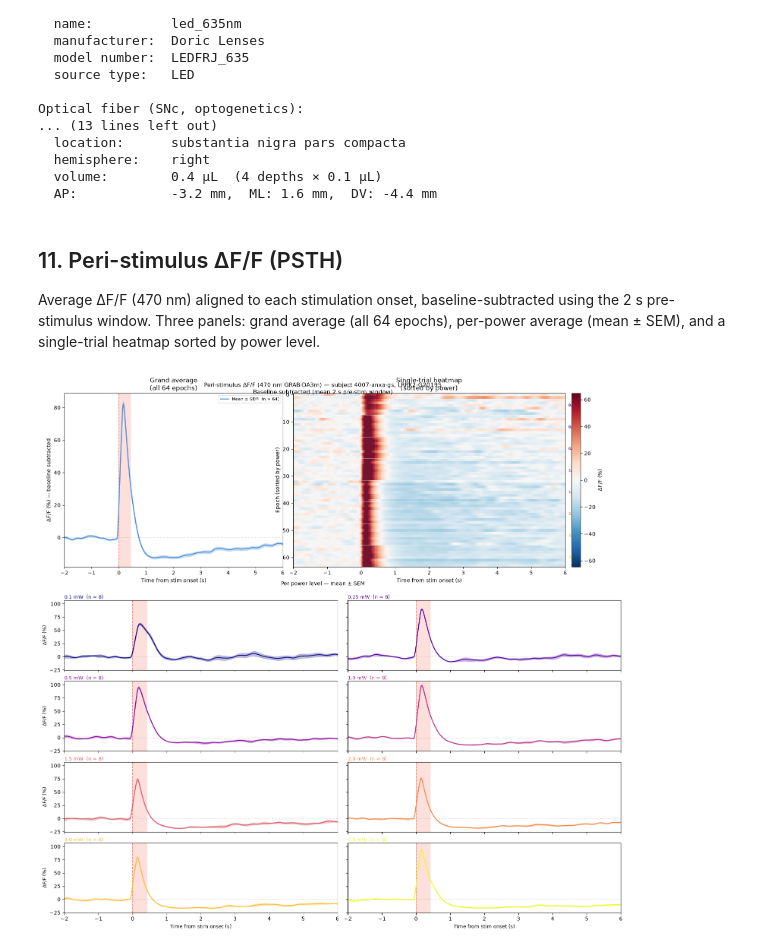
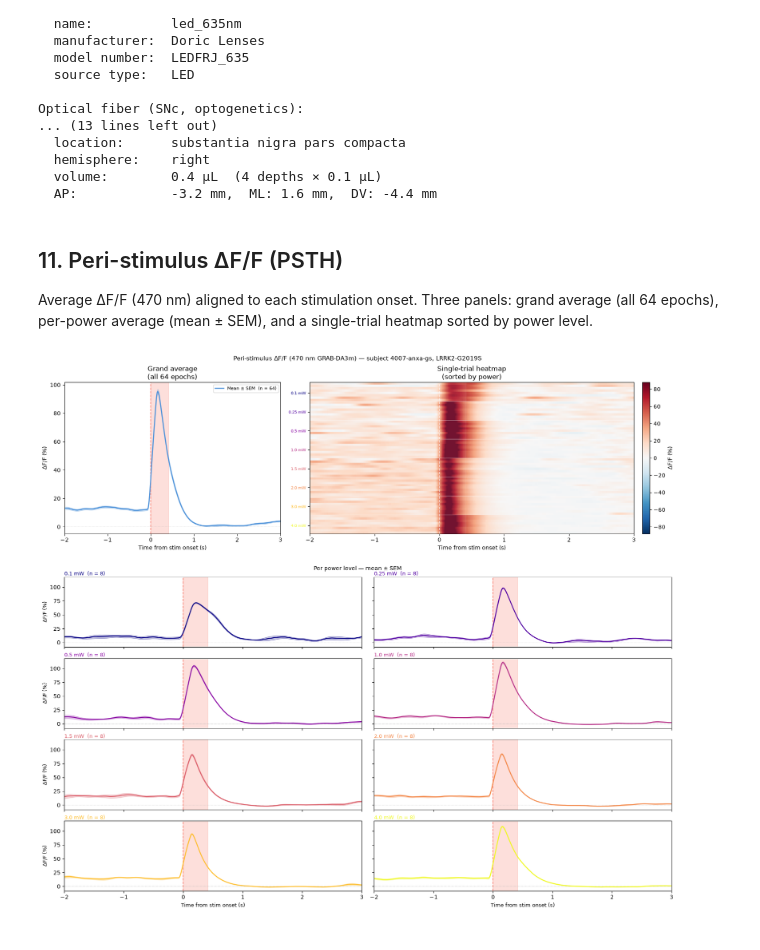
Before and after one commit to catalystneuro/dombeck-lab-to-nwb, a Jupyter notebook: src/dombeck_lab_to_nwb/chen2026/tutorials/chen2026_demo.ipynb, the cells around one changed output. Cells and saved outputs as stored; diff of their text form; code cells hidden in the pictures.

```diff
--- a/src/dombeck_lab_to_nwb/chen2026/tutorials/chen2026_demo.ipynb
+++ b/src/dombeck_lab_to_nwb/chen2026/tutorials/chen2026_demo.ipynb
@@ -454,6 +454,8 @@ epochs_df[display_cols][:]
 POWERS_LIST = [0.1, 0.25, 0.5, 1.0, 1.5, 2.0, 3.0, 4.0]
 cmap_pow   = plt.colormaps["plasma"].resampled(len(POWERS_LIST))
 pow_to_col = {p: cmap_pow(i) for i, p in enumerate(POWERS_LIST)}
+
+valid_epochs = epochs_df.dropna(subset=["power_in_mW"]).copy()
 
 t_dff    = dff_470.timestamps[:]
 dff_full = dff_470.data[:]  # % ΔF/F
@@ -461,8 +463,8 @@ dff_full = dff_470.data[:]  # % ΔF/F
 fig, ax = plt.subplots(figsize=(15, 3))
 
 ax2 = ax.twinx()
-ax2.plot(t_dff, dff_full, color="#aac8e0", lw=0.5, alpha=0.6, zorder=1, label="\u0394F/F 470 nm")
-ax2.set_ylabel("\u0394F/F (%)", color="#4a90d9")
+ax2.plot(t_dff, dff_full, color="#aac8e0", lw=0.5, alpha=0.6, zorder=1, label="ΔF/F 470 nm")
+ax2.set_ylabel("ΔF/F (%)", color="#4a90d9")
 ax2.tick_params(axis="y", labelcolor="#4a90d9")
 
 for _, row in valid_epochs.iterrows():
@@ -479,7 +481,7 @@ ax.set_yticks([])
 ax.set_xlabel("Time (s)")
 ax.set_title(
     f"All {len(valid_epochs)} stimulation epochs coloured by power level — subject {sub.subject_id}\n"
-    "with \u0394F/F (470 nm GRAB-DA3m) in background"
+    "with ΔF/F (470 nm GRAB-DA3m) in background"
 )
 plt.tight_layout()
 plt.show()
@@ -570,11 +572,10 @@ Optical fiber (SNc, optogenetics):
 # %% [markdown]
 ## 11. Peri-stimulus ΔF/F (PSTH)
 
-Average ΔF/F (470 nm) aligned to each stimulation onset, baseline-subtracted using the 2 s
-pre-stimulus window. Three panels: grand average (all 64 epochs), per-power average (mean ± SEM),
-and a single-trial heatmap sorted by power level.
+Average ΔF/F (470 nm) aligned to each stimulation onset. Three panels: grand average (all 64 epochs),
+per-power average (mean ± SEM), and a single-trial heatmap sorted by power level.
 # %%
-PRE_S, POST_S = 2.0, 6.0
+PRE_S, POST_S = 2.0, 3.0
 dt     = np.median(np.diff(t_dff))
 t_axis = np.arange(-PRE_S, POST_S + dt, dt)
 STIM_DUR = np.median(valid_epochs.stop_time.values - valid_epochs.start_time.values)
@@ -587,9 +588,7 @@ for _, row in valid_epochs.iterrows():
     t_query = row.start_time + t_axis
     if t_query[0] < t_dff[0] or t_query[-1] > t_dff[-1]:
         continue
-    snippet  = np.interp(t_query, t_dff, dff_full)
-    baseline = snippet[t_axis < 0].mean()
-    snippet -= baseline
+    snippet = np.interp(t_query, t_dff, dff_full)
     snippets.append(snippet)
     power_snips[row.power_in_mW].append(snippet)
     epoch_powers.append(row.power_in_mW)
@@ -602,18 +601,12 @@ def shade_stim(ax):
     ax.axvline(0, color="salmon", lw=1.2, ls="--")
     ax.axhline(0, color="#aaa", lw=0.7, ls=":")
 
-# ── layout ────────────────────────────────────────────────────────────────────
-# Top row  : grand average (left)  +  single-trial heatmap (right)
-# Bottom   : 4 × 2 per-power grid (one panel per power level, shared axes)
-# ──────────────────────────────────────────────────────────────────────────────
-fig = plt.figure(figsize=(16, 14))
+# constrained_layout handles all spacing (including heatmap ytick label width) automatically
+fig = plt.figure(figsize=(16, 14), layout="constrained")
 fig_top, fig_bot = fig.subfigures(2, 1, height_ratios=[1, 1.8], hspace=0.06)
 
 ax_grand, ax_heat = fig_top.subplots(1, 2, width_ratios=[1, 1.5])
-fig_top.subplots_adjust(wspace=0.35)
-
 axes_pp = fig_bot.subplots(4, 2, sharex=True, sharey=True)
-fig_bot.subplots_adjust(hspace=0.12, wspace=0.08)
 
 # ── grand average ─────────────────────────────────────────────────────────────
 shade_stim(ax_grand)
@@ -624,13 +617,13 @@ ax_grand.fill_between(t_axis, mean_all - sem_all, mean_all + sem_all,
 ax_grand.plot(t_axis, mean_all, color="#4a90d9", lw=1.8,
               label=f"Mean ± SEM  (n = {len(snippets)})")
 ax_grand.set_xlabel("Time from stim onset (s)")
-ax_grand.set_ylabel("ΔF/F (%) — baseline subtracted")
+ax_grand.set_ylabel("ΔF/F (%)")
 ax_grand.set_title("Grand average\n(all 64 epochs)")
 ax_grand.legend(fontsize=8)
 ax_grand.set_xlim(-PRE_S, POST_S)
 
 # ── per-power 4 × 2 grid ──────────────────────────────────────────────────────
-powers_grid = np.array(POWERS_LIST).reshape(4, 2)   # [[0.1, 0.25], [0.5, 1.0], ...]
+powers_grid = np.array(POWERS_LIST).reshape(4, 2)
 
 for r in range(4):
     for c in range(2):
@@ -650,55 +643,59 @@ for r in range(4):
                      color=color, loc="left", pad=3)
         ax.set_xlim(-PRE_S, POST_S)
 
-        # labels only on outer edges
         if r == 3:
             ax.set_xlabel("Time from stim onset (s)", fontsize=9)
         if c == 0:
             ax.set_ylabel("ΔF/F (%)", fontsize=9)
-        # hide redundant tick labels on inner edges
         if r < 3:
             ax.tick_params(labelbottom=False)
         if c == 1:
             ax.tick_params(labelleft=False)
 
 fig_bot.suptitle("Per power level — mean ± SEM", fontsize=10, y=1.01)
 
 # ── single-trial heatmap ──────────────────────────────────────────────────────
 sort_order     = np.argsort(epoch_powers)
 hmap           = snippets[sort_order]
 powers_sorted2 = epoch_powers[sort_order]
 vmax = np.percentile(np.abs(hmap), 98)
 im   = ax_heat.imshow(hmap, aspect="auto",
                       extent=[-PRE_S, POST_S, len(hmap) - 0.5, -0.5],
                       cmap="RdBu_r", vmin=-vmax, vmax=vmax,
                       origin="upper", interpolation="nearest")
 ax_heat.axvline(0, color="white", lw=1.2, ls="--", alpha=0.7)
 ax_heat.axvspan(0, STIM_DUR, color="white", alpha=0.08)
 fig_top.colorbar(im, ax=ax_heat, label="ΔF/F (%)", pad=0.02)
+
+# y-tick at midpoint of each power group, labelled and coloured by power
+tick_pos, tick_lbl, tick_col = [], [], []
 prev_p, prev_i = powers_sorted2[0], 0
 for i, p in enumerate(powers_sorted2):
     if p != prev_p:
         ax_heat.axhline(i - 0.5, color="white", lw=0.8, alpha=0.6)
-        ax_heat.text(POST_S + 0.1, (prev_i + i) / 2, f"{prev_p}",
-                     fontsize=6.5, va="center", ha="left",
-                     color=pow_to_col[prev_p], fontweight="bold")
+        tick_pos.append((prev_i + i) / 2)
+        tick_lbl.append(f"{prev_p} mW")
+        tick_col.append(pow_to_col[prev_p])
         prev_p, prev_i = p, i
-ax_heat.text(POST_S + 0.1, (prev_i + len(powers_sorted2)) / 2, f"{prev_p}",
-             fontsize=6.5, va="center", ha="left",
-             color=pow_to_col[prev_p], fontweight="bold")
+tick_pos.append((prev_i + len(powers_sorted2)) / 2)
+tick_lbl.append(f"{prev_p} mW")
+tick_col.append(pow_to_col[prev_p])
+
+ax_heat.set_yticks(tick_pos)
+ax_heat.set_yticklabels(tick_lbl, fontsize=7.5)
+for lbl, color in zip(ax_heat.get_yticklabels(), tick_col):
+    lbl.set_color(color)
+
 ax_heat.set_xlabel("Time from stim onset (s)")
-ax_heat.set_ylabel("Epoch (sorted by power)")
 ax_heat.set_title("Single-trial heatmap\n(sorted by power)")
 ax_heat.set_xlim(-PRE_S, POST_S)
 
 fig.suptitle(
-    f"Peri-stimulus ΔF/F (470 nm GRAB-DA3m) — subject {sub.subject_id}, {sub.genotype}\n"
-    "Baseline subtracted (mean 2 s pre-stim window)",
-    fontsize=11, y=1.005
+    f"Peri-stimulus ΔF/F (470 nm GRAB-DA3m) — subject {sub.subject_id}, {sub.genotype}",
+    fontsize=11
 )
-plt.tight_layout()
 plt.show()
 # %% [output]
-[figure, old version]
+[figure, new version]
 # %%
 nwb.read_io.close()
```
